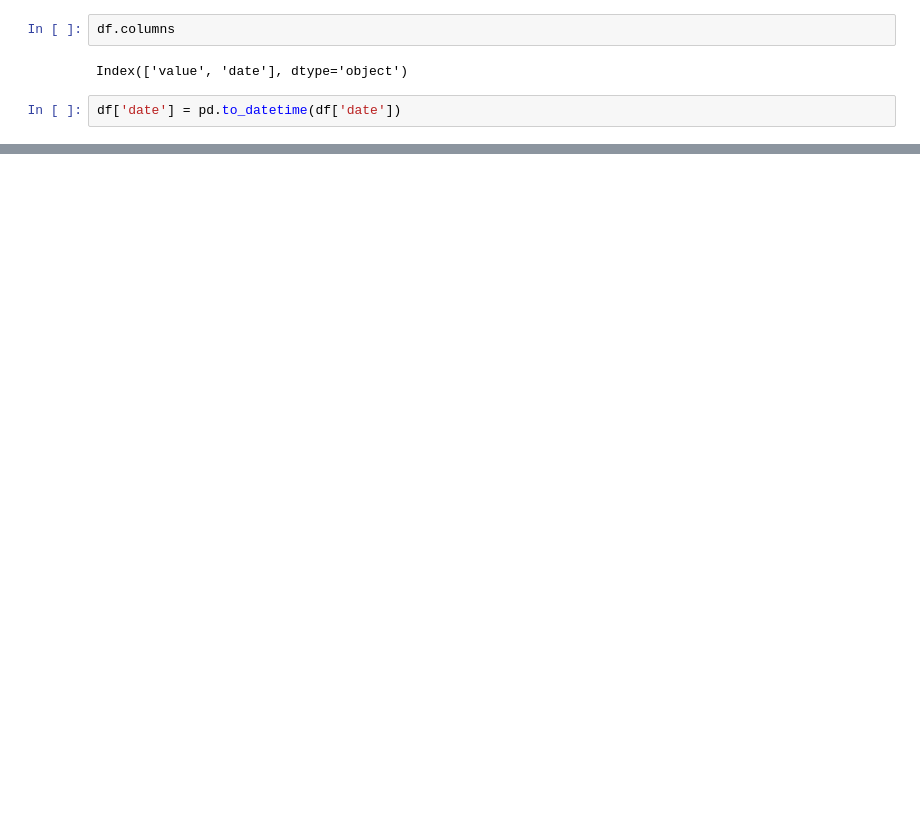
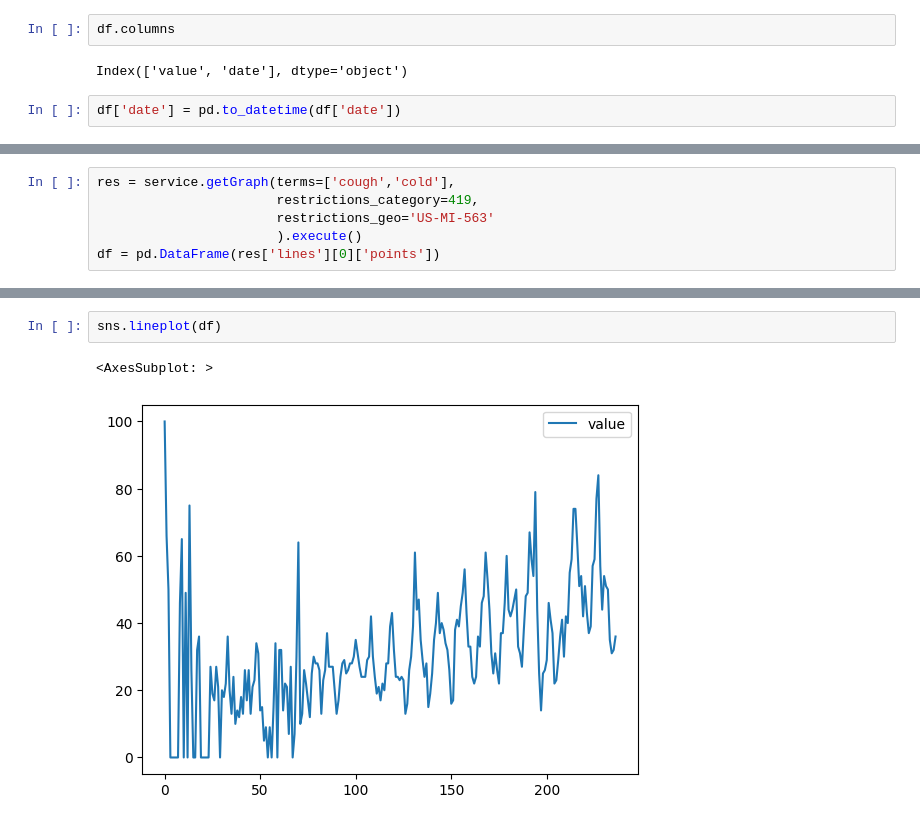
Before and after one commit to tyg3rr/Scribbles, a Jupyter notebook: Shiny New Google API .ipynb, the cells around one changed output, grey strips where cells are left out. Drawn from its saved outputs; the diff is of its cells as text; blank space fills up the shorter version.

```diff
--- a/Shiny New Google API .ipynb
+++ b/Shiny New Google API .ipynb
@@ -77,0 +67,6 @@ sns.lineplot(x=df['date'],y=df['value'])
+# %%
+res = service.getGraph(terms=['cough','cold'],
+                       restrictions_category=419,
+                       restrictions_geo='US-MI-563'
+                       ).execute()
+df = pd.DataFrame(res['lines'][0]['points'])
@@ -77,0 +89,5 @@ sns.lineplot(x=df['date'],y=df['value'])
+# %%
+sns.lineplot(df)
+# %% [output]
+<AxesSubplot: >
+[figure, added]
```
Also changed, not shown: parts of 14 cells of this notebook, 2 other files.
